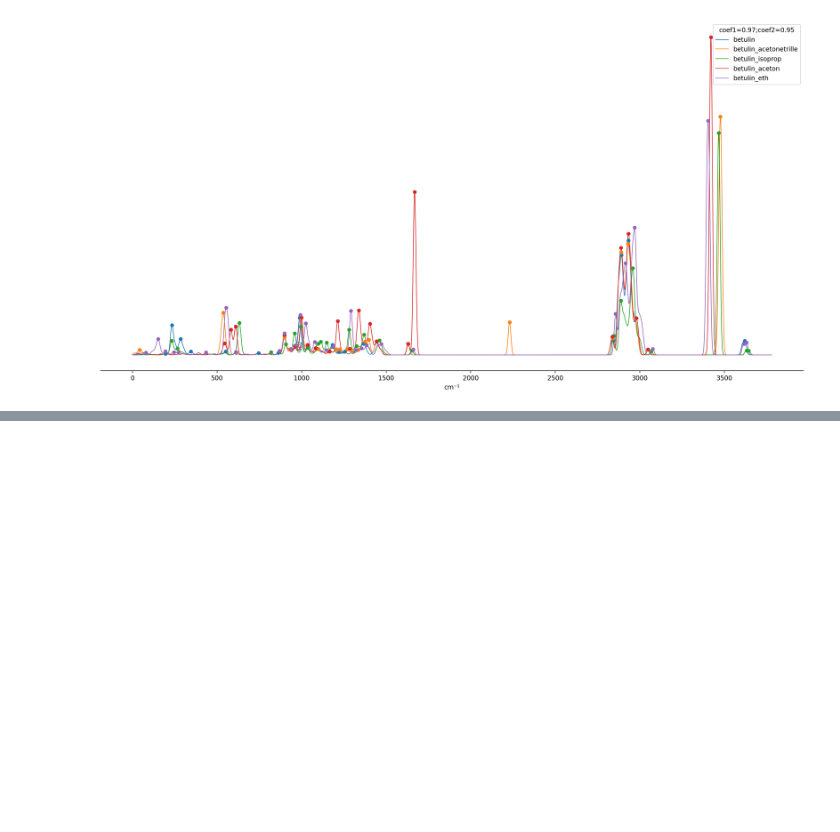
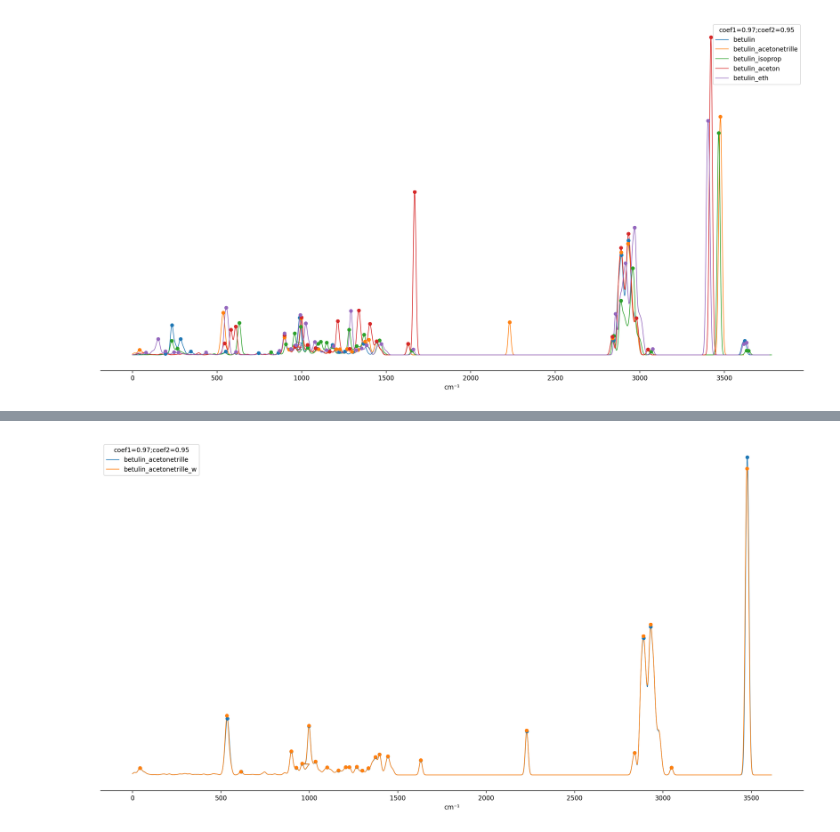
Before and after one commit to pavelFilin/gaussians-spectrum-visualis, a Jupyter notebook: betulin.ipynb, the cells around one changed output, grey strips where cells are left out. Saved outputs shown, nothing was run; the diff lists cells and outputs as text; code cells hidden in the pictures; blank space fills up the shorter version.

Commit message:
compexes of betulin with isoprop, eth, acetonitrile  solvants have 6-31++g 2d2p and water

```diff
--- a/betulin.ipynb
+++ b/betulin.ipynb
@@ -309,9 +381,12 @@ def do_anharmonism_correction(x, coef1, coef2):
 # %%
 betulin = pd.read_csv("betulin/betulin.csv")
 betulin_eth = pd.read_csv("betulin/betulin_eth.csv")
+betulin_eth_w = pd.read_csv("betulin/betulin_eth_w.csv")
 betulin_isoprop = pd.read_csv("betulin/betulin_isoprop.csv")
+betulin_isoprop_w = pd.read_csv("betulin/betulin_isoprop_w.csv")
 betulin_aceton = pd.read_csv("betulin/betulin_aceton.csv")
 betulin_acetonetrille = pd.read_csv("betulin/betulin_acetonetrille.csv")
+betulin_acetonetrille_w = pd.read_csv("betulin/betulin_acetonetrille_w.csv")
 # %%
 def plot_all(dfs,legends, coef1=1, coef2=1, y_shift=0, showPeaks=False, forcedFirstPeaks=True, showPeaksFrom = 2000, showLegend=True):
     line = ['-', '--', '-.', ':', ':']
@@ -425,0 +500,6 @@ plot_all_ultra_short([betulin, betulin_acetonetrille, betulin_isoprop, betulin_a
+# %%
+plot_all([betulin_acetonetrille, betulin_acetonetrille_w],
+          ["betulin_acetonetrille", "betulin_acetonetrille_w"],
+          coef1=0.97, coef2=0.95, y_shift=0, showPeaksFrom=3100, forcedFirstPeaks=False, showLegend=True, showPeaks=False)
+# %% [output]
+[figure, added]
```
Also changed, not shown: parts of 11 cells of this notebook, 7 other files.
